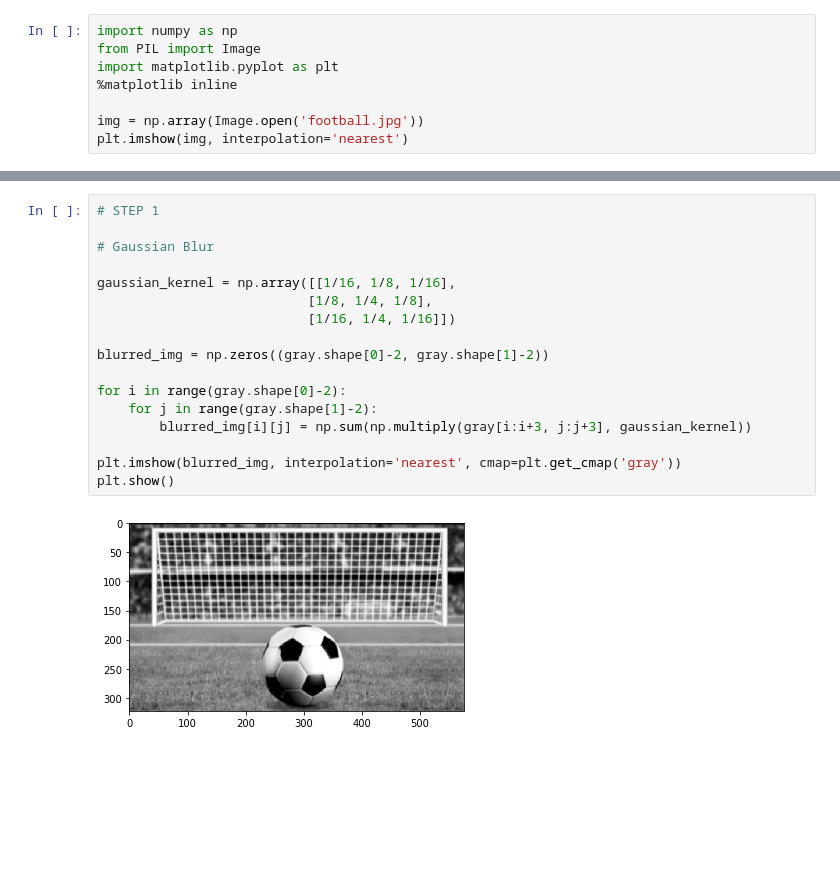
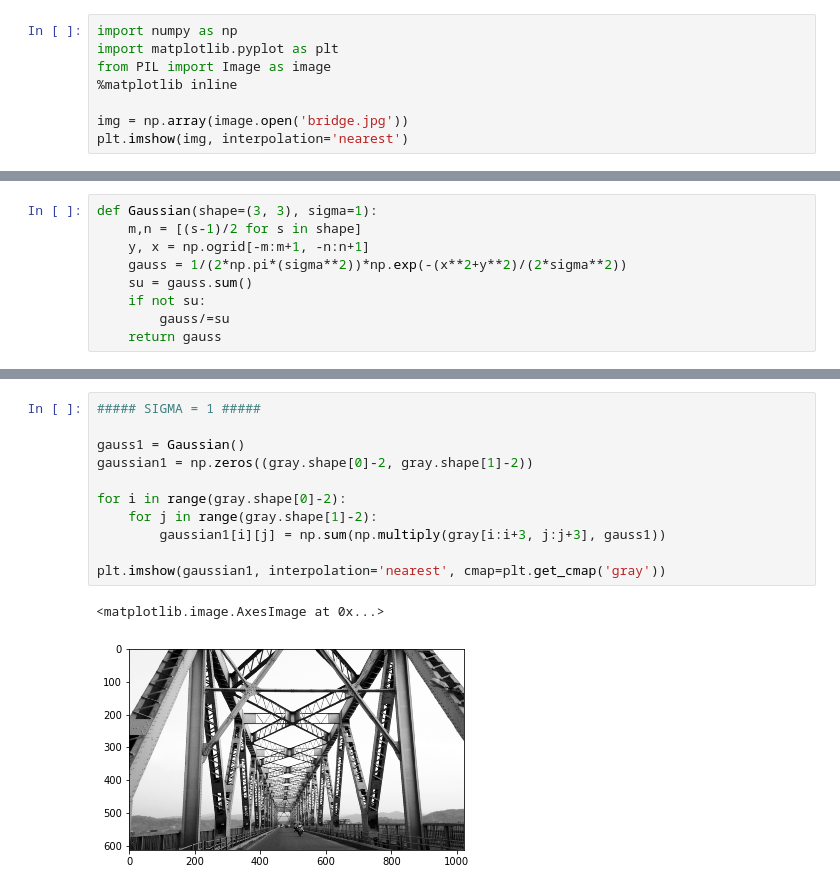
Before and after one commit to Vishu26/Computer-Vision, a Jupyter notebook: customGaussianFilter.ipynb, the cells around one changed output, grey strips where cells are left out. Cells and saved outputs as stored; diff of their text form; blank space fills up the shorter version.

```diff
--- a/customGaussianFilter.ipynb
+++ b/customGaussianFilter.ipynb
@@ -1,10 +7,10 @@
 # %%
 import numpy as np
-from PIL import Image
 import matplotlib.pyplot as plt
+from PIL import Image as image
 %matplotlib inline
 
-img = np.array(Image.open('football.jpg'))
+img = np.array(image.open('bridge.jpg'))
 plt.imshow(img, interpolation='nearest')
 # %% [output]
 <matplotlib.image.AxesImage at 0x...>
@@ -11,0 +18,9 @@ plt.imshow(img, interpolation='nearest')
+# %%
+def Gaussian(shape=(3, 3), sigma=1):
+    m,n = [(s-1)/2 for s in shape]
+    y, x = np.ogrid[-m:m+1, -n:n+1]
+    gauss = 1/(2*np.pi*(sigma**2))*np.exp(-(x**2+y**2)/(2*sigma**2))
+    su = gauss.sum()
+    if not su:
+        gauss/=su
+    return gauss
@@ -23,20 +42,15 @@ plt.show()
 # %%
-# STEP 1
+##### SIGMA = 1 #####
 
-# Gaussian Blur
-
-gaussian_kernel = np.array([[1/16, 1/8, 1/16],
-                           [1/8, 1/4, 1/8],
-                           [1/16, 1/4, 1/16]])
-
-blurred_img = np.zeros((gray.shape[0]-2, gray.shape[1]-2))
+gauss1 = Gaussian()
+gaussian1 = np.zeros((gray.shape[0]-2, gray.shape[1]-2))
 
 for i in range(gray.shape[0]-2):
     for j in range(gray.shape[1]-2):
-        blurred_img[i][j] = np.sum(np.multiply(gray[i:i+3, j:j+3], gaussian_kernel))
+        gaussian1[i][j] = np.sum(np.multiply(gray[i:i+3, j:j+3], gauss1))
 
-plt.imshow(blurred_img, interpolation='nearest', cmap=plt.get_cmap('gray'))
-plt.show()
+plt.imshow(gaussian1, interpolation='nearest', cmap=plt.get_cmap('gray'))
 # %% [output]
+<matplotlib.image.AxesImage at 0x...>
-[figure, old version]
+[figure, new version]
 # %%
```
Also changed, not shown: parts of 8 cells of this notebook.
